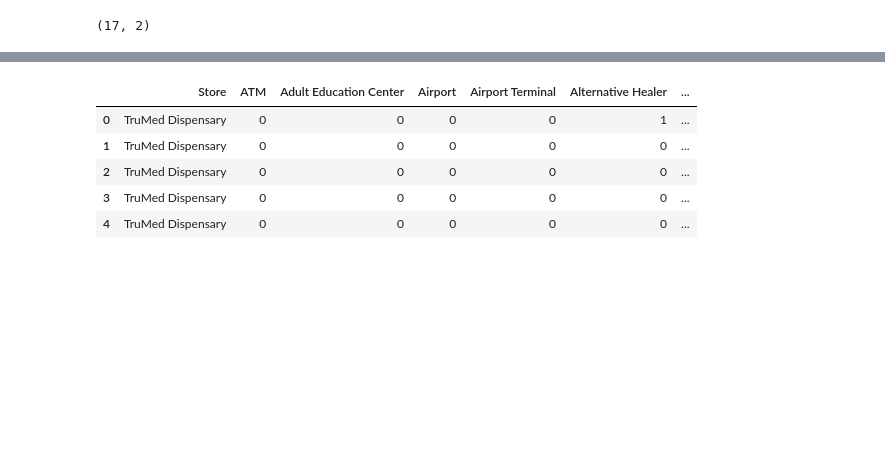
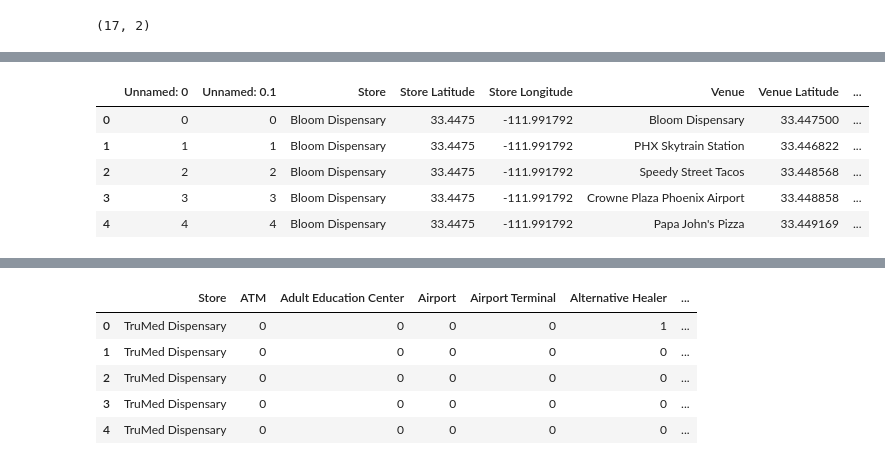
Before and after one commit to lewysigns/Coursera_Capstone, a Jupyter notebook: Capstone Final Project.ipynb, the cells around one changed output, grey strips where cells are left out. Saved outputs shown, nothing was run; the diff lists cells and outputs as text; code cells hidden in the pictures; blank space fills up the shorter version.

```diff
--- a/Capstone Final Project.ipynb
+++ b/Capstone Final Project.ipynb
@@ -331,0 +337,9 @@ Harvest HOC of Phoenix Dispensary
+# %%
+dispensary_venues.head()
+# %% [output]
+|  | Unnamed: 0 | Unnamed: 0.1 | Store | Store Latitude | Store Longitude | Venue | Venue Latitude | ... |
+| 0 | 0 | 0 | Bloom Dispensary | 33.4475 | -111.991792 | Bloom Dispensary | 33.447500 | ... |
+| 1 | 1 | 1 | Bloom Dispensary | 33.4475 | -111.991792 | PHX Skytrain Station | 33.446822 | ... |
+| 2 | 2 | 2 | Bloom Dispensary | 33.4475 | -111.991792 | Speedy Street Tacos | 33.448568 | ... |
+| 3 | 3 | 3 | Bloom Dispensary | 33.4475 | -111.991792 | Crowne Plaza Phoenix Airport | 33.448858 | ... |
+| 4 | 4 | 4 | Bloom Dispensary | 33.4475 | -111.991792 | Papa John's Pizza | 33.449169 | ... |
```
Also changed, not shown: parts of 19 cells of this notebook, 3 other files.
